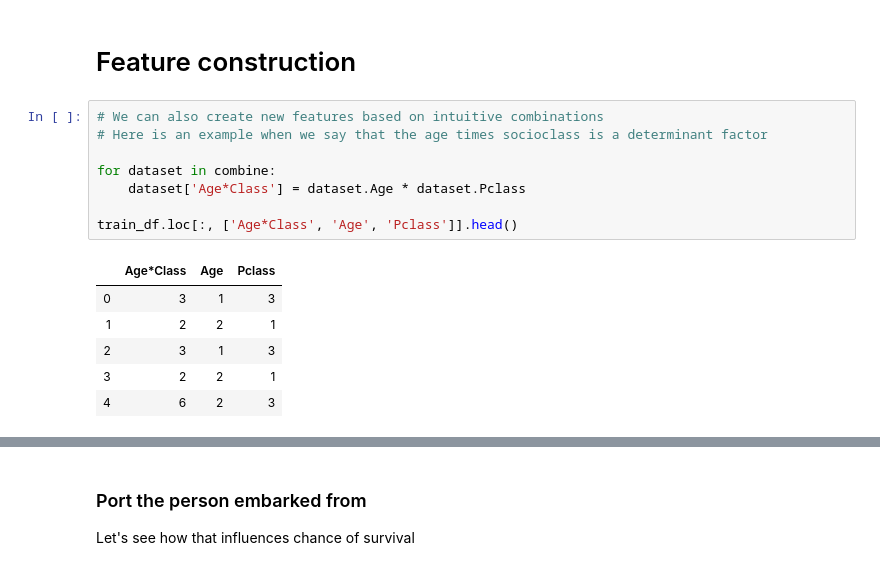
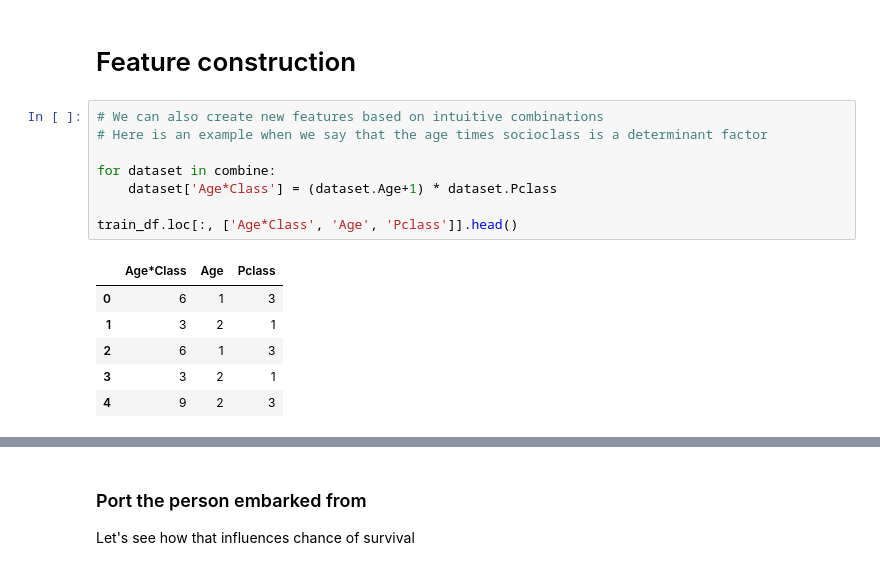
Before and after one commit to afo/data-x_prague, a Jupyter notebook: 04-tools-prediction-titanic/titanic.ipynb, the cells around one changed output, grey strips where cells are left out. Saved outputs shown, nothing was run; the diff lists cells and outputs as text.

```diff
--- a/04-tools-prediction-titanic/titanic.ipynb
+++ b/04-tools-prediction-titanic/titanic.ipynb
@@ -711,18 +747,18 @@ train_df.head()
 # %%
 # We can also create new features based on intuitive combinations
 # Here is an example when we say that the age times socioclass is a determinant factor
 
 for dataset in combine:
-    dataset['Age*Class'] = dataset.Age * dataset.Pclass
+    dataset['Age*Class'] = (dataset.Age+1) * dataset.Pclass
 
 train_df.loc[:, ['Age*Class', 'Age', 'Pclass']].head()
 # %% [output]
 |  | Age*Class | Age | Pclass |
-| 0 | 3 | 1 | 3 |
-| 1 | 2 | 2 | 1 |
-| 2 | 3 | 1 | 3 |
-| 3 | 2 | 2 | 1 |
-| 4 | 6 | 2 | 3 |
+| 0 | 6 | 1 | 3 |
+| 1 | 3 | 2 | 1 |
+| 2 | 6 | 1 | 3 |
+| 3 | 3 | 2 | 1 |
+| 4 | 9 | 2 | 3 |
 # %%
 train_df[['Age*Class', 'Survived']].groupby(['Age*Class'], as_index=True).mean()
 # %% [output]
```
Also changed, not shown: parts of 46 cells of this notebook, 1 other file.
